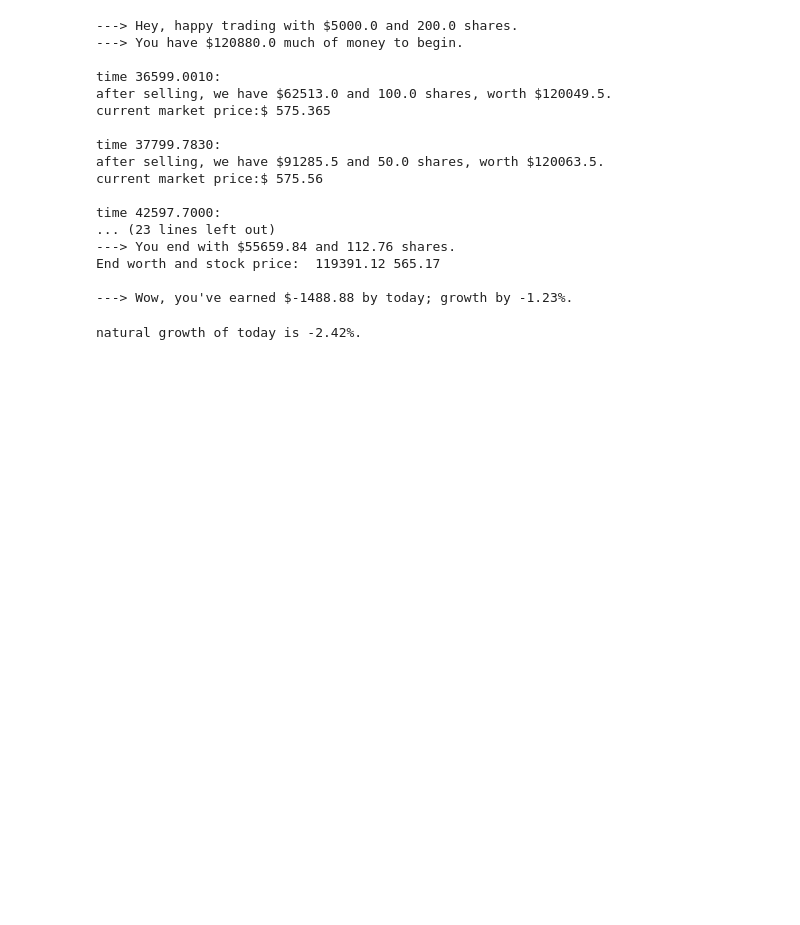
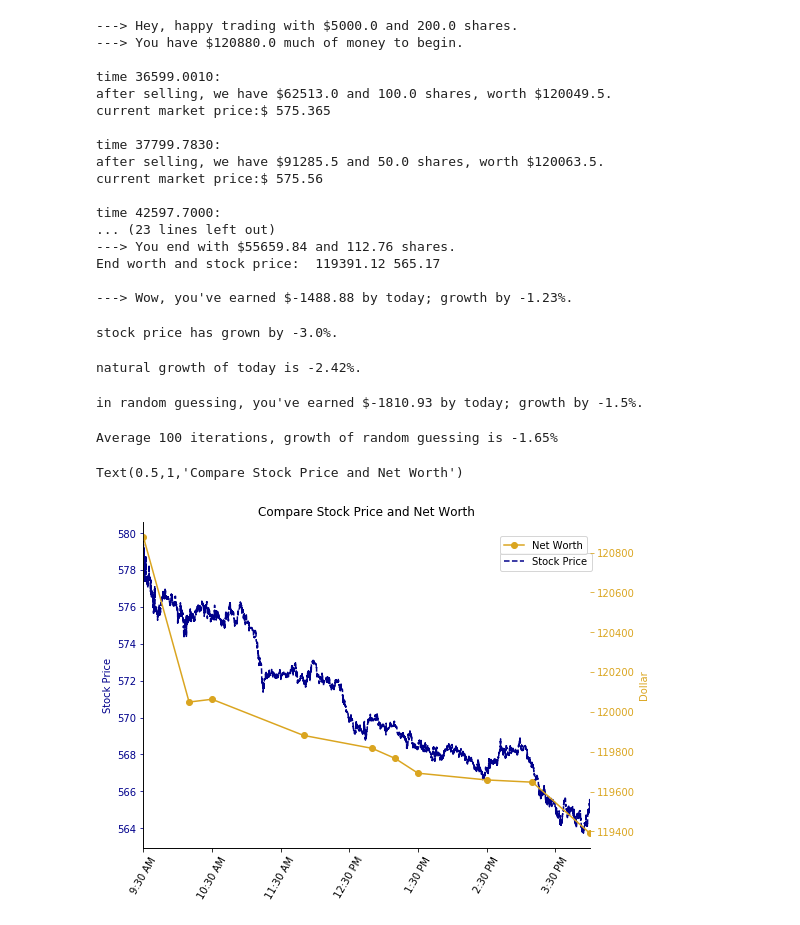
Before and after one commit to aaronLinLu/Capstone_IEOR2017, a Jupyter notebook: FinalProject/Project_v17_shortTrainingSet_logisticRegression.ipynb, the cells around one changed output. Saved outputs shown, nothing was run; the diff lists cells and outputs as text; code cells hidden in the pictures; blank space fills up the shorter version.

```diff
--- a/FinalProject/Project_v17_shortTrainingSet_logisticRegression.ipynb
+++ b/FinalProject/Project_v17_shortTrainingSet_logisticRegression.ipynb
@@ -366,7 +472,10 @@ natural growth of today is -1.33%.
 # %%
-## Testing Google
+### Testing Google
+# check and drop nan values if necessary
+if df_GOOG.isnull().values.any():
+    df_GOOG = df_GOOG.dropna()
 m,s,gains,trade_hist,times = PredictY_buyStocks(df_GOOG,20,nEvents=50,target_Y='MidPrice_Moves',C_param=0.1,
-                        startMoney=5000,startShares=200,threshold=0.75)
+                        startMoney=5000,startShares=200,threshold=0.75,prt=True)
 # %% [output]
 ---> Hey, happy trading with $5000.0 and 200.0 shares.
 ---> You have $120880.0 much of money to begin.
@@ -385,8 +494,56 @@ time 42597.7000:
 End worth and stock price:  119391.12 565.17
 
 ---> Wow, you've earned $-1488.88 by today; growth by -1.23%.
+# %%
+endP, startP = float(df_GOOG.tail(1).Mid_price.values),float(df_GOOG.head(1).Mid_price.values)
+print('stock price has grown by {}%.'.format(np.round((endP-startP)*100/startP),3))
+# %% [output]
+stock price has grown by -3.0%.
 # %%
 nat_grw = ComputeOneDayNaturalGrowth(df_GOOG,startMoney=5000,startShares=200)
 print('natural growth of today is {}%.'.format(np.round(nat_grw,2)))
 # %% [output]
 natural growth of today is -2.42%.
+# %%
+m2,s2,gains2,trade_hist2,times2 = PredictY_randomGuessing(df_GOOG,20,startMoney=5000,startShares=200)
+print('in random guessing, you\'ve earned ${} by today; growth by {}%.'
+      .format(np.round(trade_hist2[-1]-trade_hist2[0],2),
+              np.round((trade_hist2[-1]-trade_hist2[0])*100/(trade_hist2[0]),2)))
+# %% [output]
+in random guessing, you've earned $-1810.93 by today; growth by -1.5%.
+# %%
+randomGuess_pct = []
+for i in range(100):
+    m2,s2,gains2,trade_hist2,times2 = PredictY_randomGuessing(df_GOOG,20,startMoney=5000,startShares=200)
+    randomGuess_pct.append(np.round((trade_hist2[-1]-trade_hist2[0])*100/(trade_hist2[0]),2))
+print('Average {} iterations, growth of random guessing is {}%'
+      .format(len(randomGuess_pct),np.round(sum(randomGuess_pct)/len(randomGuess_pct),2)))
+# %% [output]
+Average 100 iterations, growth of random guessing is -1.65%
+# %%
+fig, ax1 = plt.subplots(1,1,figsize=(8,6))
+c1, c2 = 'darkblue','goldenrod'
+
+x1 = list(df_GOOG.Time_stamp.values)  # 34200,34200.05,342000.08,.....57599
+y1 = list(df_GOOG.Mid_price.values)
+ax1.set_xlim(min(x1),max(x1))
+l1 = ax1.plot(x1,y1,'--',color=c1,label='Stock Price')
+ax1.set_ylabel('Stock Price',color=c1)
+ax1.tick_params('y',colors=c1)
+plt.legend(loc=[0.8,0.85], fontsize = 'medium')
+
+x2 = times
+y2 = trade_hist
+ax2 = ax1.twinx()
+l2 = ax2.plot(x2,y2,color=c2,label='Net Worth',marker='o')
+ax2.set_ylabel('Dollar',color=c2)
+ax2.tick_params('y',colors=c2)
+plt.legend(loc=[0.8,0.9], fontsize = 'medium')
+
+plt.xticks(np.arange(min(x1),max(x1)+1,3600))
+ax1.set_xticklabels(('9:30 AM','10:30 AM','11:30 AM','12:30 PM','1:30 PM','2:30 PM','3:30 PM'),rotation=60)
+
+plt.title('Compare Stock Price and Net Worth, Google')
+# %% [output]
+Text(0.5,1,'Compare Stock Price and Net Worth')
+[figure, added]
```
Also changed, not shown: parts of 20 cells of this notebook.
